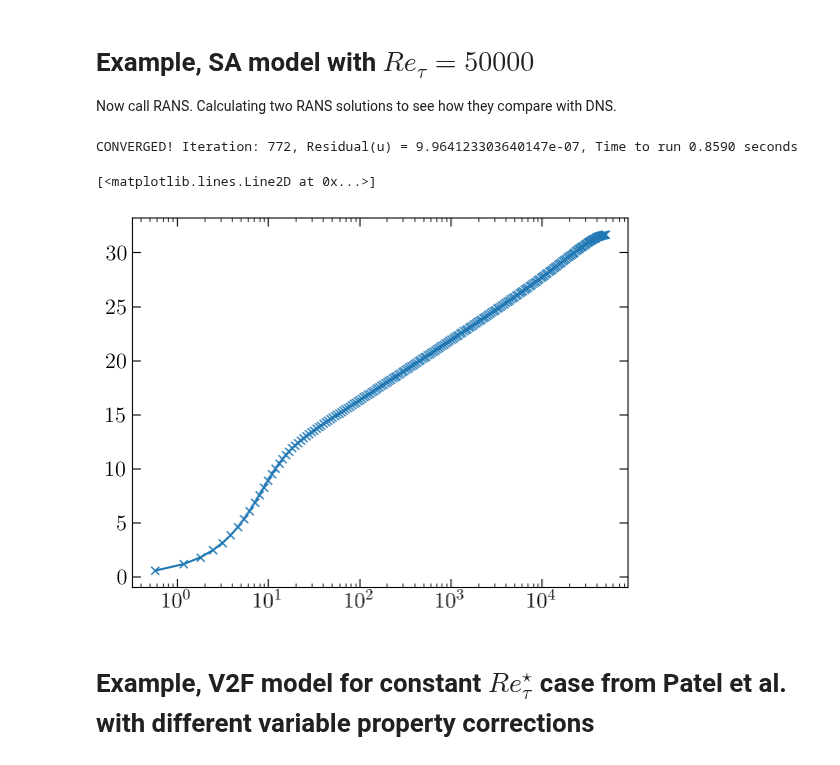
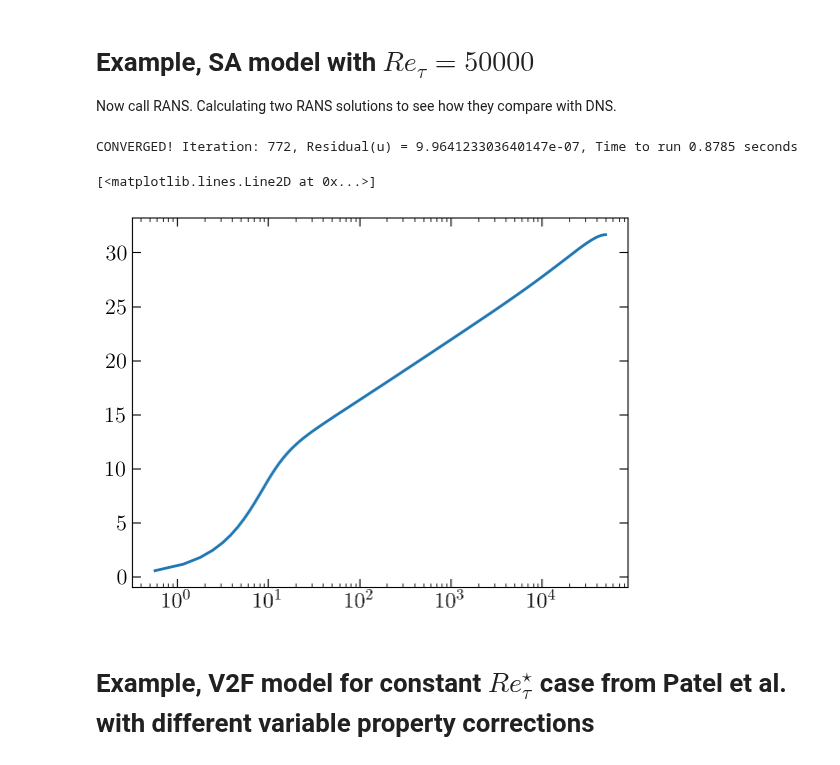
Before and after one commit to Fluid-Dynamics-Of-Energy-Systems-Team/RANS_Channel, a Jupyter notebook: main.ipynb, the cells around one changed output. Cells and saved outputs as stored; diff of their text form; code cells hidden in the pictures.

```diff
--- a/main.ipynb
+++ b/main.ipynb
@@ -860,13 +874,13 @@ Now call RANS. Calculating two RANS solutions to see how they compare with DNS.
 # %%
 mesh = Mesh(400, 2, 9)
 
 sol = solveRANS(mesh = mesh, ReTau = 50000, turbModel = "SA")
 
-plt.semilogx(sol['ypl'][1:mesh.n//2], sol['u'][1:mesh.n//2], '-x')
+plt.semilogx(sol['ypl'][1:mesh.n//2], sol['u'][1:mesh.n//2], '-', lw=2)
 # %% [output]
-CONVERGED! Iteration: 772, Residual(u) = 9.964123303640147e-07, Time to run 0.8590 seconds
+CONVERGED! Iteration: 772, Residual(u) = 9.964123303640147e-07, Time to run 0.8785 seconds
 [<matplotlib.lines.Line2D at 0x...>]
-[figure, old version]
+[figure, new version]
 # %% [markdown]
 # Example, V2F model for constant $Re^\star_\tau$ case from Patel et al. with different variable property corrections
 # %%
```
Also changed, not shown: parts of 11 cells of this notebook.
